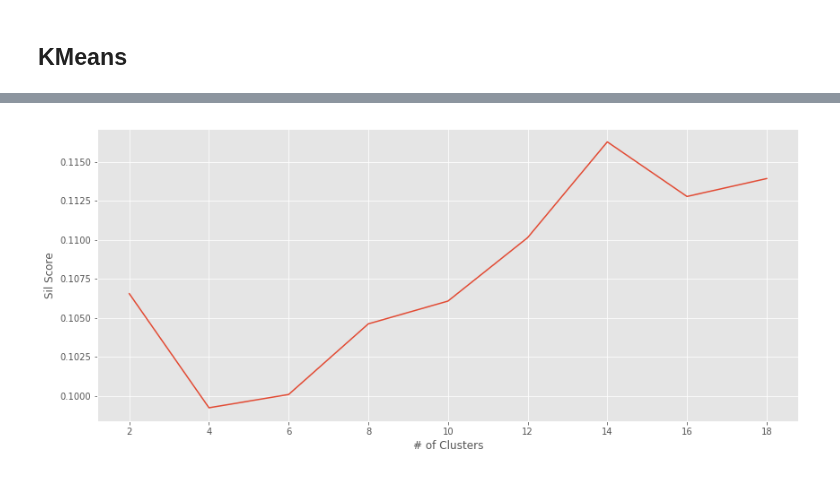
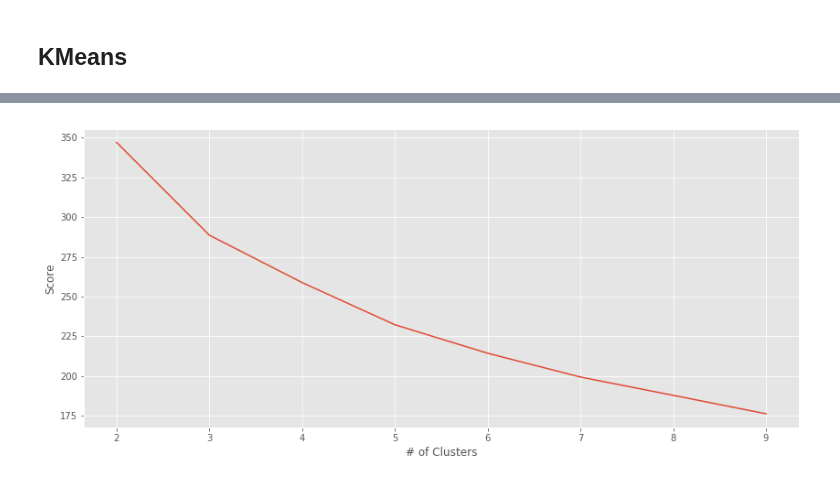
Before and after one commit to marcosan93/AI-Matchmaker, a Jupyter notebook: Clustering-Profiles.ipynb, the cells around one changed output, grey strips where cells are left out. Drawn from its saved outputs; the diff is of its cells as text; code cells hidden in the pictures.

```diff
--- a/Clustering-Profiles.ipynb
+++ b/Clustering-Profiles.ipynb
@@ -143,17 +149,23 @@ print(calinski_harabaz_score(new_df, cluster_assignments))
 # %%
-cluster_cnt = [i for i in range(2, 20, 2)]
+# Setting the amount of clusters to test out
+cluster_cnt = [i for i in range(2, 10, 1)]
 
+# Establishing empty lists to store the scores for the evaluation metrics
 ch_scores = []
 
-s_score = []
+s_scores = []
 
+# Looping through different iterations for the number of clusters
 for i in cluster_cnt:
+
+    # Clustering with different number of clusters
     k_means = KMeans(n_clusters=i)
 
     k_means.fit(new_df)
 
     cluster_assignments = k_means.predict(new_df)
 
+    # Appending the scores to the empty lists
     ch_scores.append(calinski_harabaz_score(new_df, cluster_assignments))
 
-    s_score.append(silhouette_score(new_df, cluster_assignments))
+    s_scores.append(silhouette_score(new_df, cluster_assignments))
@@ -160,10 +174,12 @@ for i in cluster_cnt:
 # %%
-x = cluster_cnt
-y = ch_scores
+def plot_evaluation(y, x=cluster_cnt):
+    """
+    Plots the scores of a set evaluation metric
+    """
 
-plt.figure(figsize=(14,6))
-plt.style.use('ggplot')
-plt.plot(x,y)
-plt.xlabel('# of Clusters')
-plt.ylabel('CH Score')
-plt.show()
+    plt.figure(figsize=(14,6))
+    plt.style.use('ggplot')
+    plt.plot(x,y)
+    plt.xlabel('# of Clusters')
+    plt.ylabel('Score')
+    plt.show()
@@ -172,12 +186,4 @@ plt.show()
-# %%
-x = cluster_cnt
-y = s_score
-
-plt.figure(figsize=(14,6))
-plt.style.use('ggplot')
-plt.plot(x,y)
-plt.xlabel('# of Clusters')
-plt.ylabel('Sil Score')
-plt.show()
-# %% [output]
-[figure, removed]
+# %%
+plot_evaluation(ch_scores)
+# %% [output]
+[figure, added]
```
Also changed, not shown: parts of 12 cells of this notebook.
